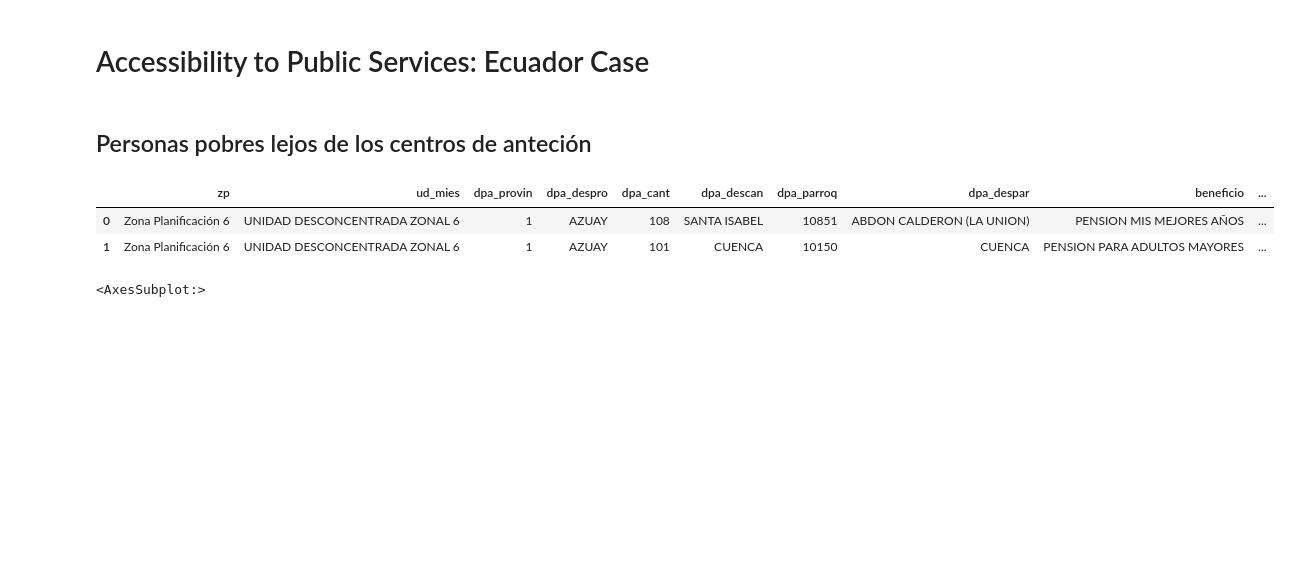
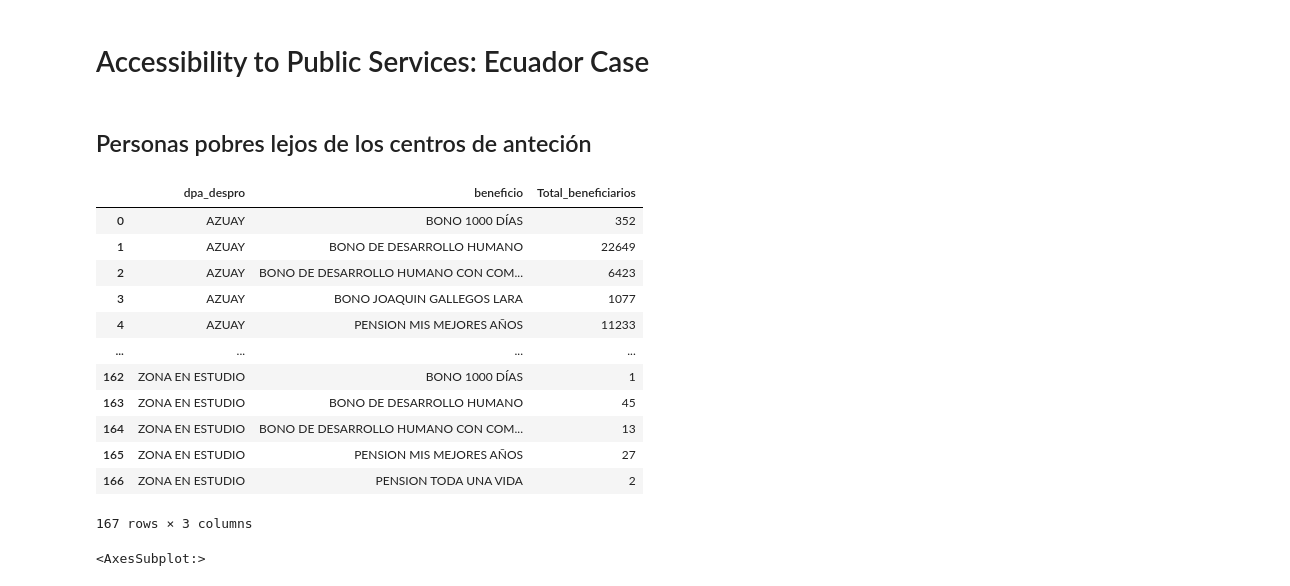
Before and after one commit to megonzau/Spatial-Analytics, a Jupyter notebook: code/main.ipynb, the cells around one changed output. Cells and saved outputs as stored; diff of their text form; code cells hidden in the pictures; blank space fills up the shorter version.

```diff
--- a/code/main.ipynb
+++ b/code/main.ipynb
@@ -25,15 +25,28 @@ rcParams['figure.figsize'] = 12, 12
 # %%
 #Database from MIES
 
 # BDH and others pensions
 df_1 = pd.read_excel("https://info.inclusion.gob.ec/images/usuarios_externos/2022/BENEFICIARIOS_BONOS_PENSIONES_JUL2022.xls", sheet_name= "PARTE 1 JULIO2022",dtype={'dpa_provin': str})
 df_2 = pd.read_excel("https://info.inclusion.gob.ec/images/usuarios_externos/2022/BENEFICIARIOS_BONOS_PENSIONES_JUL2022.xls", sheet_name= "PARTE 2 JULIO2022")
 df_MIES = pd.concat([df_1, df_2], ignore_index=True)
-df_MIES.head(2)
+
+
+df_ben = df_MIES.groupby(['dpa_despro','beneficio'])['beneficio'].count().reset_index(name='Total_beneficiarios')
+df_ben
 # %% [output]
-|  | zp | ud_mies | dpa_provin | dpa_despro | dpa_cant | dpa_descan | dpa_parroq | dpa_despar | beneficio | ... |
-| 0 | Zona Planificación 6 | UNIDAD DESCONCENTRADA ZONAL 6 | 1 | AZUAY | 108 | SANTA ISABEL | 10851 | ABDON CALDERON (LA UNION) | PENSION MIS MEJORES AÑOS | ... |
-| 1 | Zona Planificación 6 | UNIDAD DESCONCENTRADA ZONAL 6 | 1 | AZUAY | 101 | CUENCA | 10150 | CUENCA | PENSION PARA ADULTOS MAYORES | ... |
+|  | dpa_despro | beneficio | Total_beneficiarios |
+| 0 | AZUAY | BONO 1000 DÍAS | 352 |
+| 1 | AZUAY | BONO DE DESARROLLO HUMANO | 22649 |
+| 2 | AZUAY | BONO DE DESARROLLO HUMANO CON COM... | 6423 |
+| 3 | AZUAY | BONO JOAQUIN GALLEGOS LARA | 1077 |
+| 4 | AZUAY | PENSION MIS MEJORES AÑOS | 11233 |
+| ... | ... | ... | ... |
+| 162 | ZONA EN ESTUDIO | BONO 1000 DÍAS | 1 |
+| 163 | ZONA EN ESTUDIO | BONO DE DESARROLLO HUMANO | 45 |
+| 164 | ZONA EN ESTUDIO | BONO DE DESARROLLO HUMANO CON COM... | 13 |
+| 165 | ZONA EN ESTUDIO | PENSION MIS MEJORES AÑOS | 27 |
+| 166 | ZONA EN ESTUDIO | PENSION TODA UNA VIDA | 2 |
+167 rows × 3 columns
 # %%
 # Convertir la base RS2018 en formato espacial
 
```
Also changed, not shown: parts of 3 cells of this notebook.
